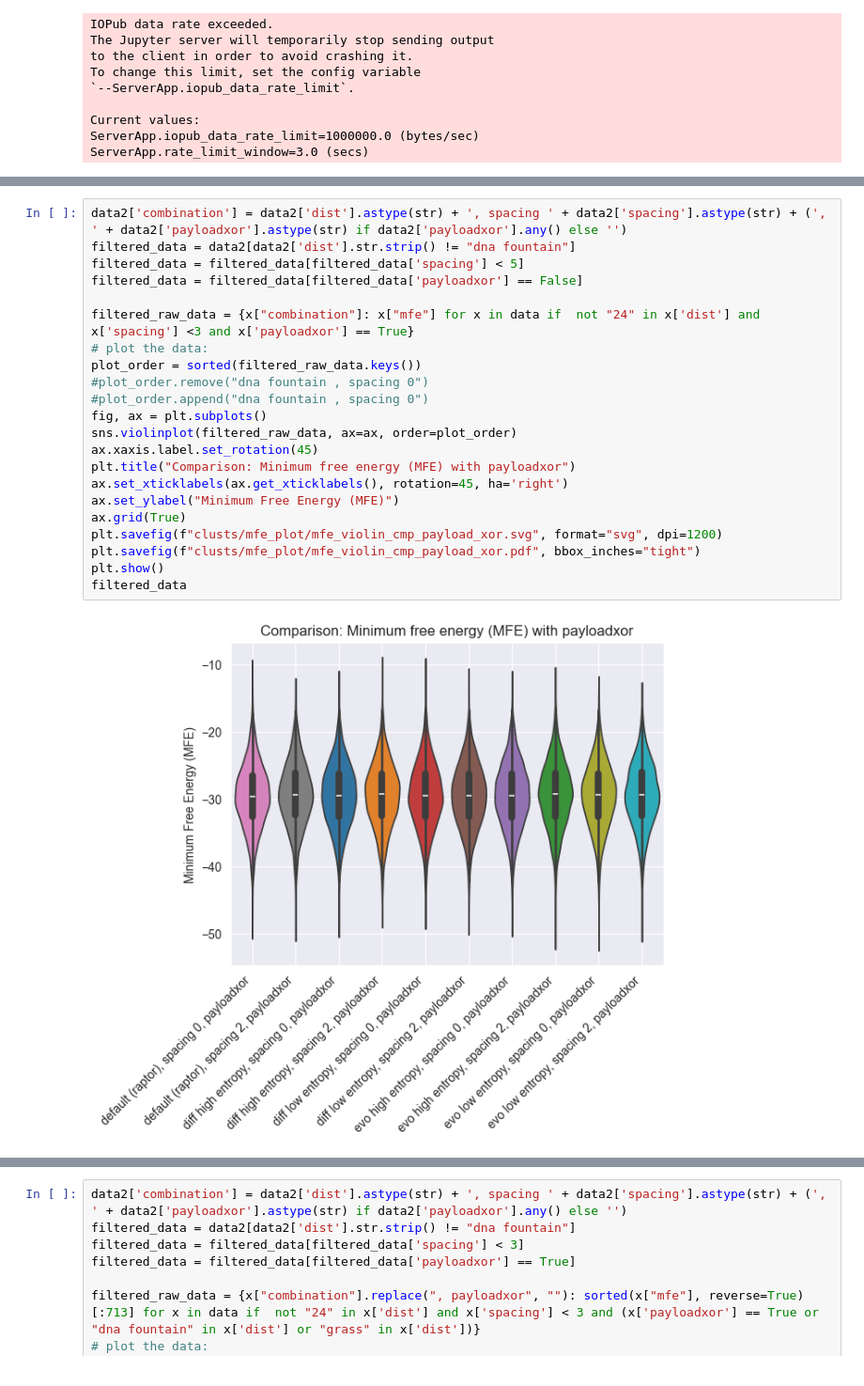
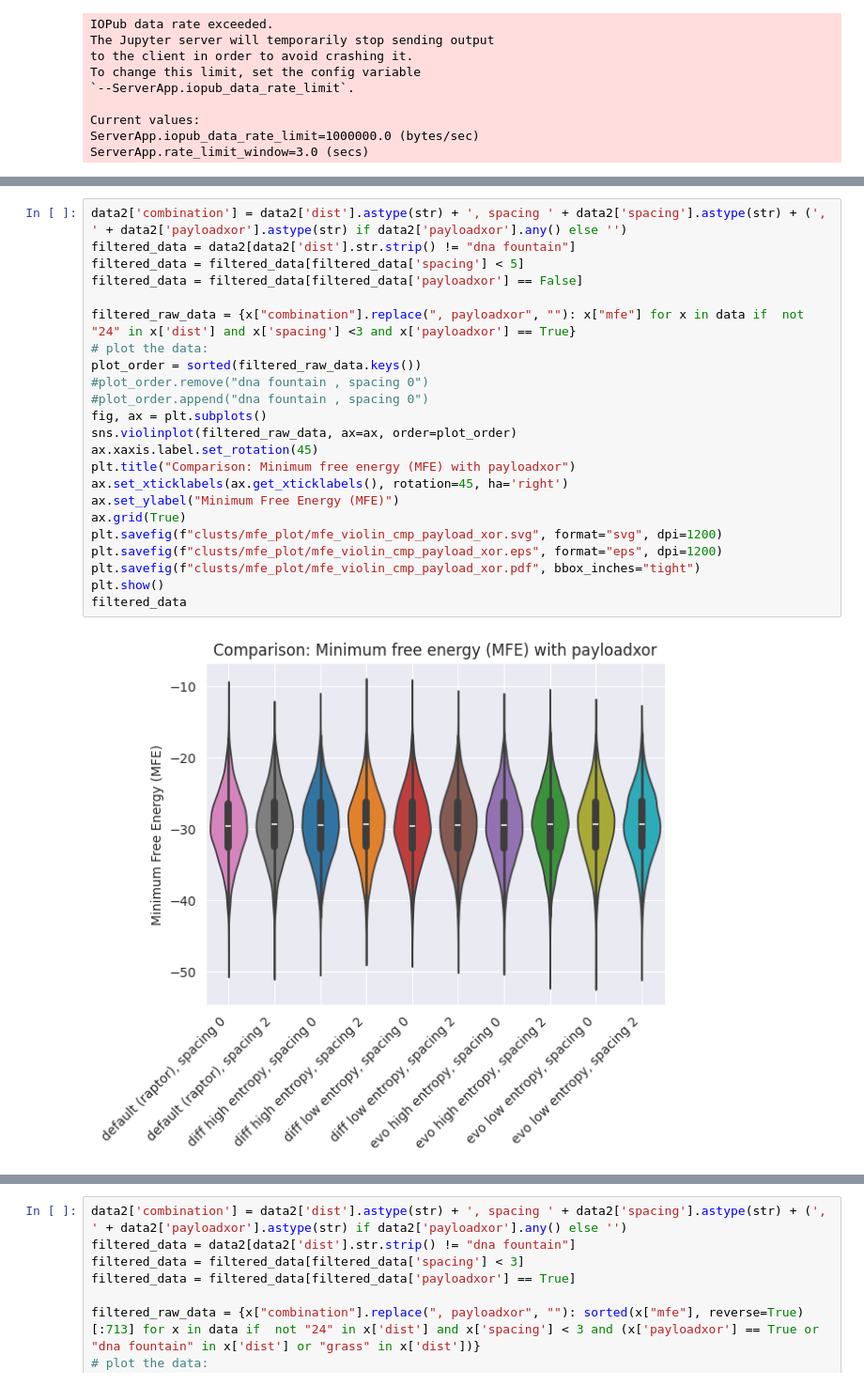
Before and after one commit to umr-ds/OFC4DNA, a Jupyter notebook: mfe_plot.ipynb, the cells around one changed output, grey strips where cells are left out. Shown at 94% size. Drawn from its saved outputs; the diff is of its cells as text.

```diff
--- a/mfe_plot.ipynb
+++ b/mfe_plot.ipynb
@@ -184,27 +188,28 @@ filtered_data
 # %%
 data2['combination'] = data2['dist'].astype(str) + ', spacing ' + data2['spacing'].astype(str) + (', ' + data2['payloadxor'].astype(str) if data2['payloadxor'].any() else '')
 filtered_data = data2[data2['dist'].str.strip() != "dna fountain"]
 filtered_data = filtered_data[filtered_data['spacing'] < 5]
 filtered_data = filtered_data[filtered_data['payloadxor'] == False]
 
-filtered_raw_data = {x["combination"]: x["mfe"] for x in data if  not "24" in x['dist'] and x['spacing'] <3 and x['payloadxor'] == True}
+filtered_raw_data = {x["combination"].replace(", payloadxor", ""): x["mfe"] for x in data if  not "24" in x['dist'] and x['spacing'] <3 and x['payloadxor'] == True}
 # plot the data:
 plot_order = sorted(filtered_raw_data.keys())
 #plot_order.remove("dna fountain , spacing 0")
 #plot_order.append("dna fountain , spacing 0")
 fig, ax = plt.subplots()
 sns.violinplot(filtered_raw_data, ax=ax, order=plot_order)
 ax.xaxis.label.set_rotation(45)
 plt.title("Comparison: Minimum free energy (MFE) with payloadxor")
 ax.set_xticklabels(ax.get_xticklabels(), rotation=45, ha='right')
 ax.set_ylabel("Minimum Free Energy (MFE)")
 ax.grid(True)
 plt.savefig(f"clusts/mfe_plot/mfe_violin_cmp_payload_xor.svg", format="svg", dpi=1200)
+plt.savefig(f"clusts/mfe_plot/mfe_violin_cmp_payload_xor.eps", format="eps", dpi=1200)
 plt.savefig(f"clusts/mfe_plot/mfe_violin_cmp_payload_xor.pdf", bbox_inches="tight")
 plt.show()
 filtered_data
 # %% [output]
-[figure, old version]
+[figure, new version]
 |  | dist | spacing | payloadxor | combination | mfe |
 | 0 | diff high entropy | 0 | False | diff high entropy, spacing 0, False | [-6.367171287536621, -8.795372962... |
 | 3 | default (raptor) | 4 | False | default (raptor), spacing 4, False | [-5.7179107666015625, -7.74034500... |
```
Also changed, not shown: parts of 4 cells of this notebook, 11 other files.
